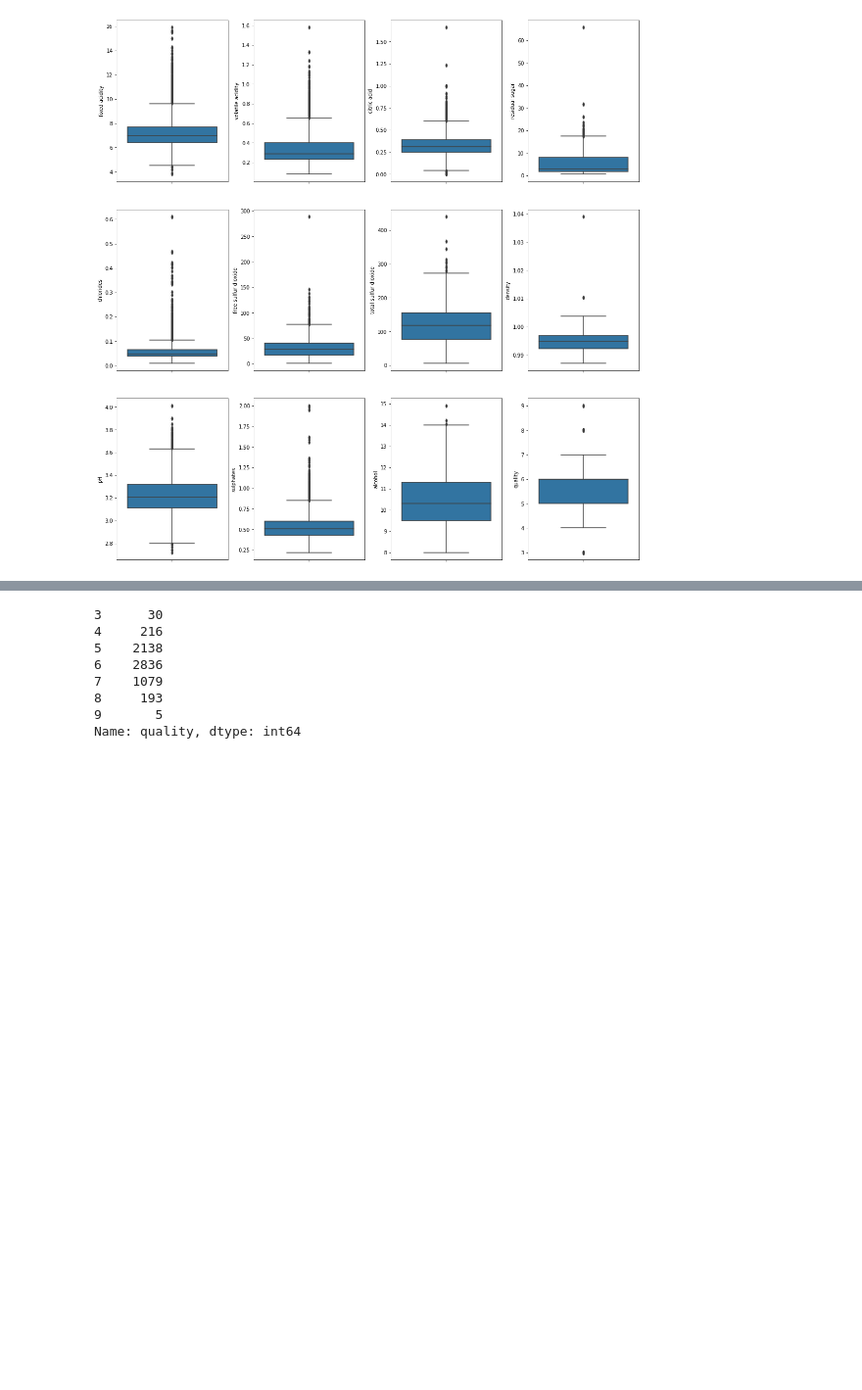
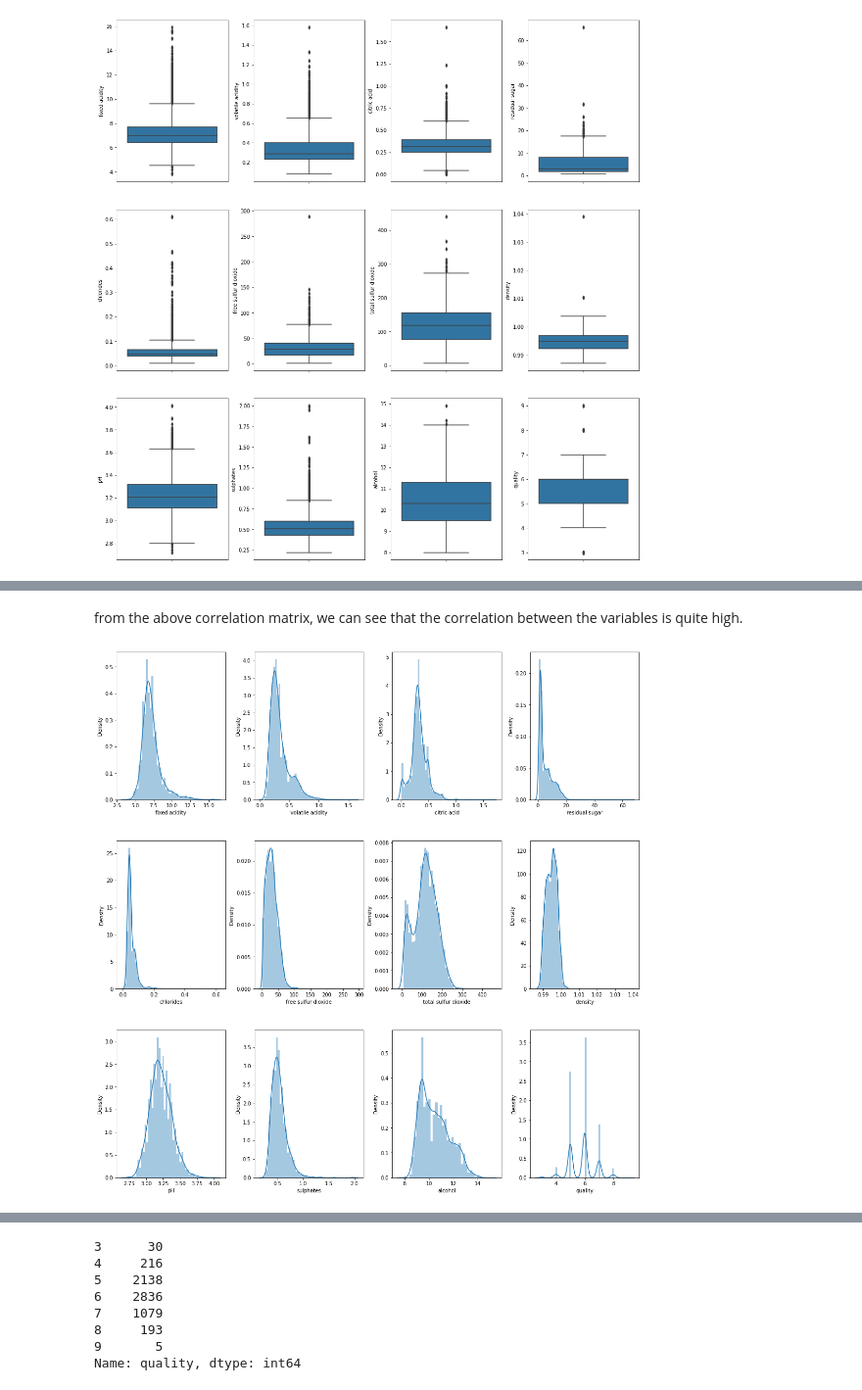
Before and after one commit to Dr-Blank/wine-quality-prediction, a Jupyter notebook: classification.ipynb, the cells around one changed output, grey strips where cells are left out. Shown at 98% size. Saved outputs shown, nothing was run; the diff lists cells and outputs as text; code cells hidden in the pictures; blank space fills up the shorter version.

```diff
--- a/classification.ipynb
+++ b/classification.ipynb
@@ -67,0 +86,21 @@ create_box_plots(df)
+# %% [markdown]
+from the above correlation matrix, we can see that the correlation between the variables is quite high.
+# %%
+def create_dist_plots(df:DataFrame, columns:list[str]|None = None):
+    fig, ax = plt.subplots(ncols=4, nrows=3, figsize=(15,15))
+    index = 0
+    ax = ax.flatten()
+
+    if columns is None:
+        columns = df.columns.tolist()
+
+    for column, value in df.items():
+     if column != 'type' and column in columns:
+        sns.distplot(value, ax=ax[index])
+        index += 1
+        plt.tight_layout(pad=0.5, w_pad=0.7, h_pad=5.0)
+
+
+create_dist_plots(df)
+# %% [output]
+[figure, added]
```
Also changed, not shown: parts of 26 cells of this notebook.
